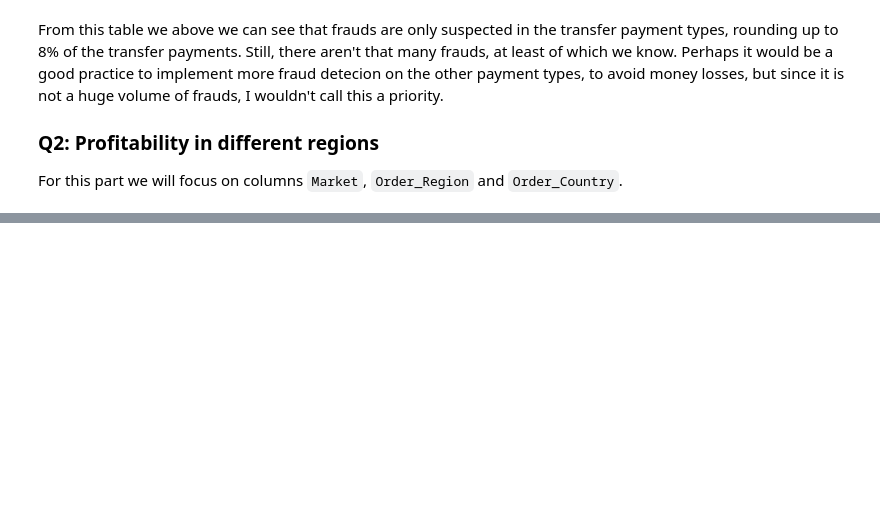
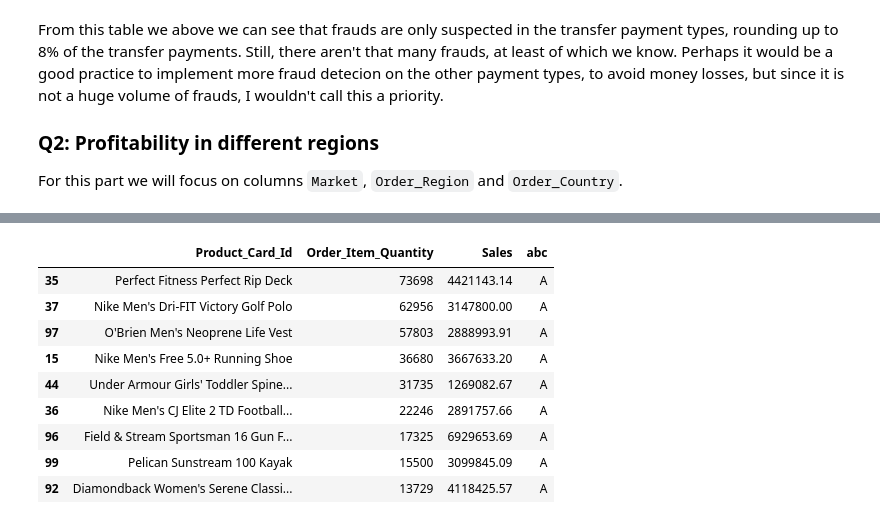
Before and after one commit to miladziekanowska/supply-chain-analysis, a Jupyter notebook: SupplyChain_EDA.ipynb, the cells around one changed output, grey strips where cells are left out. Cells and saved outputs as stored; diff of their text form; code cells hidden in the pictures; blank space fills up the shorter version.

```diff
--- a/SupplyChain_EDA.ipynb
+++ b/SupplyChain_EDA.ipynb
@@ -801,0 +887,26 @@ df.head(1)
+# %%
+a_index = abc['Aind']
+b_index = abc['Bind']
+c_index = abc['Cind']
+
+cond_list = [abc_analysis_df.index.isin(a_index),
+             abc_analysis_df.index.isin(b_index),
+             abc_analysis_df.index.isin(c_index)]
+
+choice = ['A', 'B', 'C']
+
+abc_analysis_df['abc'] = np.select(cond_list, choice)
+# %%
+abc_analysis_df[abc_analysis_df['abc'] =='A'].sort_values(by='Order_Item_Quantity',
+                                                          ascending=False)
+# %% [output]
+|  | Product_Card_Id | Order_Item_Quantity | Sales | abc |
+| 35 | Perfect Fitness Perfect Rip Deck | 73698 | 4421143.14 | A |
+| 37 | Nike Men's Dri-FIT Victory Golf Polo | 62956 | 3147800.00 | A |
+| 97 | O'Brien Men's Neoprene Life Vest | 57803 | 2888993.91 | A |
+| 15 | Nike Men's Free 5.0+ Running Shoe | 36680 | 3667633.20 | A |
+| 44 | Under Armour Girls' Toddler Spine... | 31735 | 1269082.67 | A |
+| 36 | Nike Men's CJ Elite 2 TD Football... | 22246 | 2891757.66 | A |
+| 96 | Field & Stream Sportsman 16 Gun F... | 17325 | 6929653.69 | A |
+| 99 | Pelican Sunstream 100 Kayak | 15500 | 3099845.09 | A |
+| 92 | Diamondback Women's Serene Classi... | 13729 | 4118425.57 | A |
```
Also changed, not shown: parts of 14 cells of this notebook, 1 other file.
